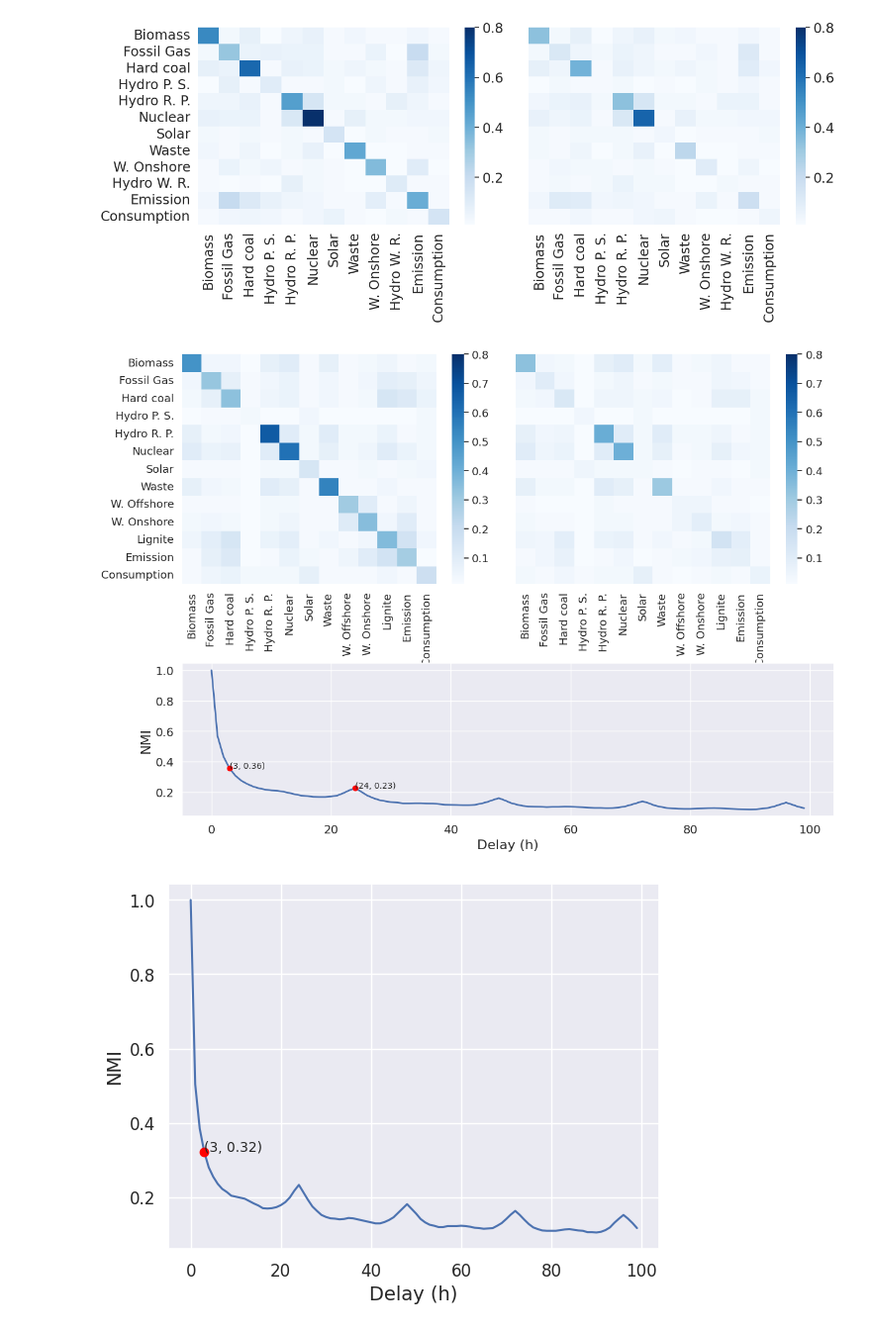
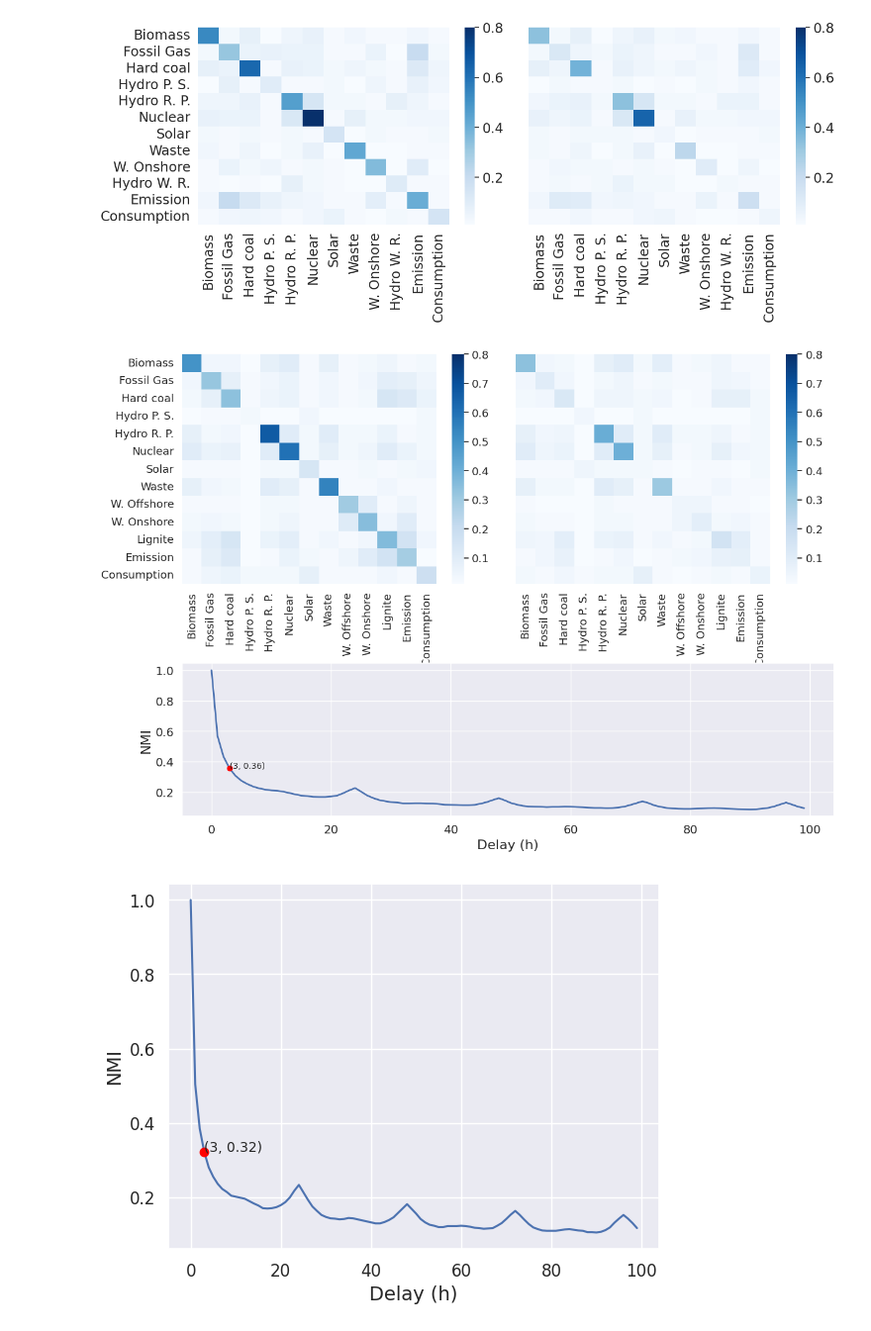
Before and after one commit to TalyssonS/Evolving-DBN-, a Jupyter notebook: data_pre_processing.ipynb, the cells around one changed output. Shown at 99% size. Cells and saved outputs as stored; diff of their text form; code cells hidden in the pictures.

```diff
--- a/data_pre_processing.ipynb
+++ b/data_pre_processing.ipynb
@@ -783,36 +783,34 @@ ax.spines['left'].set_color('none')
 ax.spines['right'].set_color('none')
 ax.tick_params(labelcolor='w', top=False, bottom=False, left=False, right=False)
 sns.set(font_scale=1.2)
 ax1 = plt.subplot(221)
 ax1 = sns.heatmap(matrizes[0],annot=False,xticklabels=variaveis, yticklabels=variaveis,cmap="Blues",vmax=0.8)
 #ax1.xaxis.set_ticklabels([])
 ax2 = plt.subplot(222)
 sns.set(font_scale=1.2)
 ax2 = sns.heatmap(matrizes[2],annot=False,xticklabels=variaveis, yticklabels=variaveis,cmap="Blues",vmax=0.8)
 ax2.yaxis.set_ticklabels([])
 #ax2.xaxis.set_ticklabels([])
 #ax3 = plt.subplot(223)
 #ax3 = sns.heatmap(matrizes[2],annot=False,xticklabels=variaveis, yticklabels=variaveis,cmap="Blues",vmax=0.8)
 #ax4 = plt.subplot(224)
 #ax4 = sns.heatmap(matrizes[3],annot=False,xticklabels=variaveis, yticklabels=variaveis,cmap="Blues",vmax=0.8)
 #ax4.yaxis.set_ticklabels([])
 ax3 = plt.subplot(313)
 ax3.plot(atrasos,diagonal2, linewidth = 2)
 plt.xlabel('Delay (h)',fontsize=16)
 plt.ylabel('NMI', fontsize=16)
 plt.xticks(fontsize=14)
 plt.yticks(fontsize=14)
 plt.plot(atrasos[3],diagonal2[3],'o', color='red')
-plt.plot(atrasos[24],diagonal2[24],'o', color='red')
 plt.annotate(str('(')+str(atrasos[3])+str(', ')+str(np.round(diagonal2[3],2))+str(')'),(atrasos[3],diagonal2[3]), fontsize=10)
-plt.annotate(str('(')+str(atrasos[24])+str(', ')+str(np.round(diagonal2[24],2))+str(')'),(atrasos[24],diagonal2[24]), fontsize=10)
 
 fig.tight_layout()
 plt.subplots_adjust(wspace=0.05, hspace=0.01)
 plt.savefig('figuras/MI_alemanha_junto.pdf', bbox_inches='tight')
 plt.show()
 # %% [output]
-[figure, old version]
+[figure, new version]
 # %%
 paises = ['belgica', 'portugal', 'alemanha', 'espanha']
 for p in paises:
```
Also changed, not shown: 22 other files.
